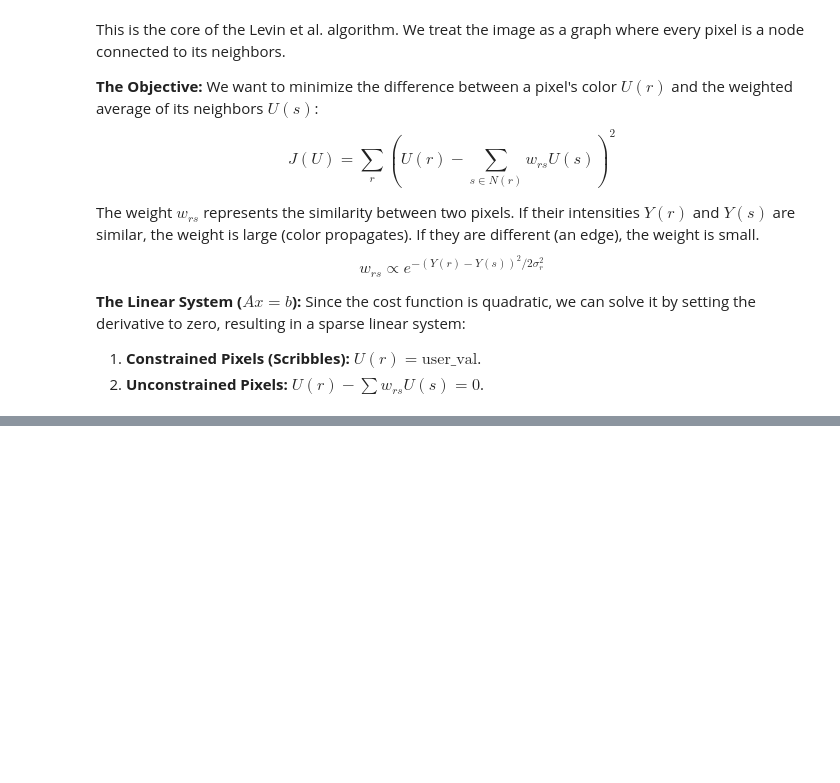
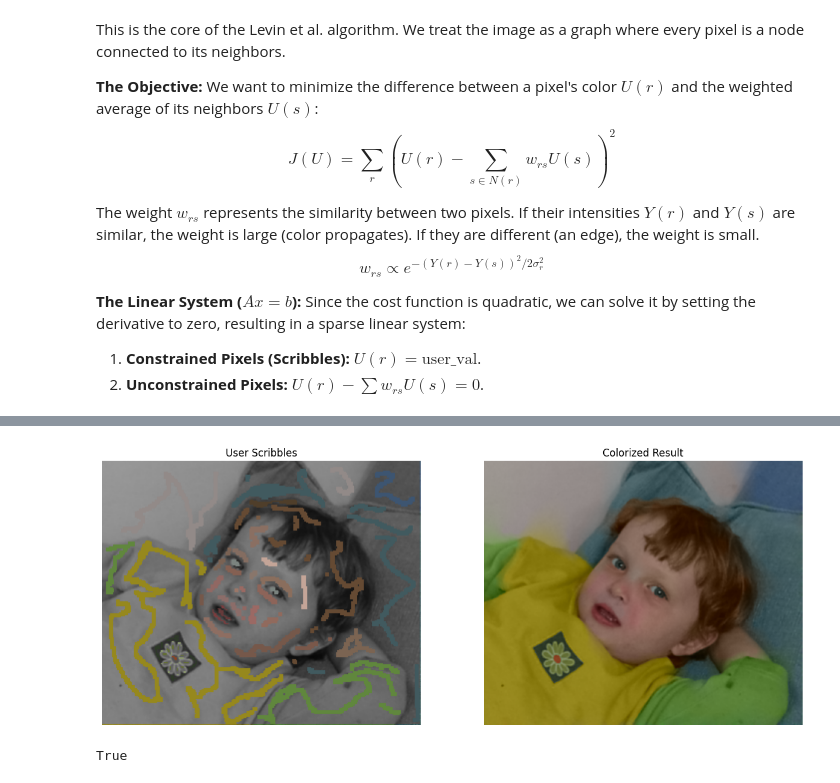
Before and after one commit to Breno-Morais/trabalho_final_INF1046, a Jupyter notebook: colorization.ipynb, the cells around one changed output, grey strips where cells are left out. Saved outputs shown, nothing was run; the diff lists cells and outputs as text; code cells hidden in the pictures; blank space fills up the shorter version.

Commit message:
fixed images (after need to use LFS maybe), finished adding the colarization optimization

```diff
--- a/colorization.ipynb
+++ b/colorization.ipynb
@@ -197,0 +182,52 @@ Building affinity matrix...
+# %%
+def reconstruct_and_show(Y, U, V, original_rgb=None):
+    # Stack channels: (H, W) -> (H, W, 3)
+    # We use the original Y to preserve detail/texture
+    merged_yuv = np.dstack((Y, U, V))
+
+    # Convert back to RGB
+    # OpenCV expects float32 for color conversion
+    merged_yuv = merged_yuv.astype(np.float32)
+    converted_rgb = cv2.cvtColor(merged_yuv, cv2.COLOR_YUV2RGB)
+
+    # Clip to valid range [0, 1]
+    final_image = np.clip(converted_rgb, 0.0, 1.0)
+
+    # Display Results
+    plt.figure(figsize=(15, 8))
+
+    # Show Original Scribbles (if provided)
+    if original_rgb is not None:
+        plt.subplot(1, 2, 1)
+        plt.imshow(cv2.cvtColor(original_rgb, cv2.COLOR_BGR2RGB))
+        plt.title("User Scribbles")
+        plt.axis('off')
+
+    # Show Result
+    plt.subplot(1, 2, 2)
+    plt.imshow(final_image)
+    plt.title("Colorized Result")
+    plt.axis('off')
+
+    plt.show()
+
+    return final_image
+
+# Reconstruct using the Y from the original grayscale and the U/V we just solved
+# Note: We load the original scribble image just for visualization purposes
+scribble_bgr = cv2.imread("example_marked.bmp") # Reload for display
+
+final_img = reconstruct_and_show(
+    YUV_original[:,:,0], # Original Intensity
+    solved_u,            # Solved Color U
+    solved_v,            # Solved Color V
+    scribble_bgr         # For side-by-side comparison
+)
+
+# Optional: Save the output
+# Convert RGB back to BGR for OpenCV saving and scale to 0-255
+save_img = (cv2.cvtColor(final_img, cv2.COLOR_RGB2BGR) * 255).astype(np.uint8)
+cv2.imwrite("colorized_output.png", save_img)
+# %% [output]
+[figure, added]
+True
```
Also changed, not shown: parts of 4 cells of this notebook, 4 other files.
